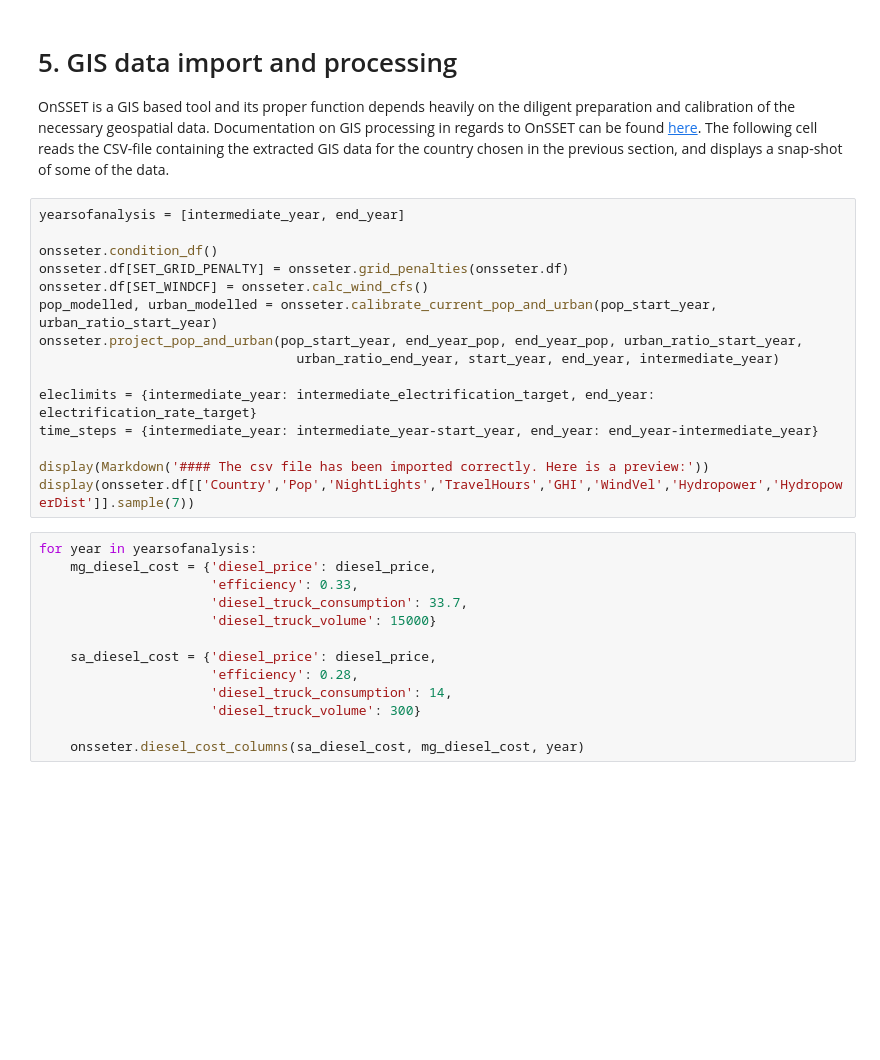
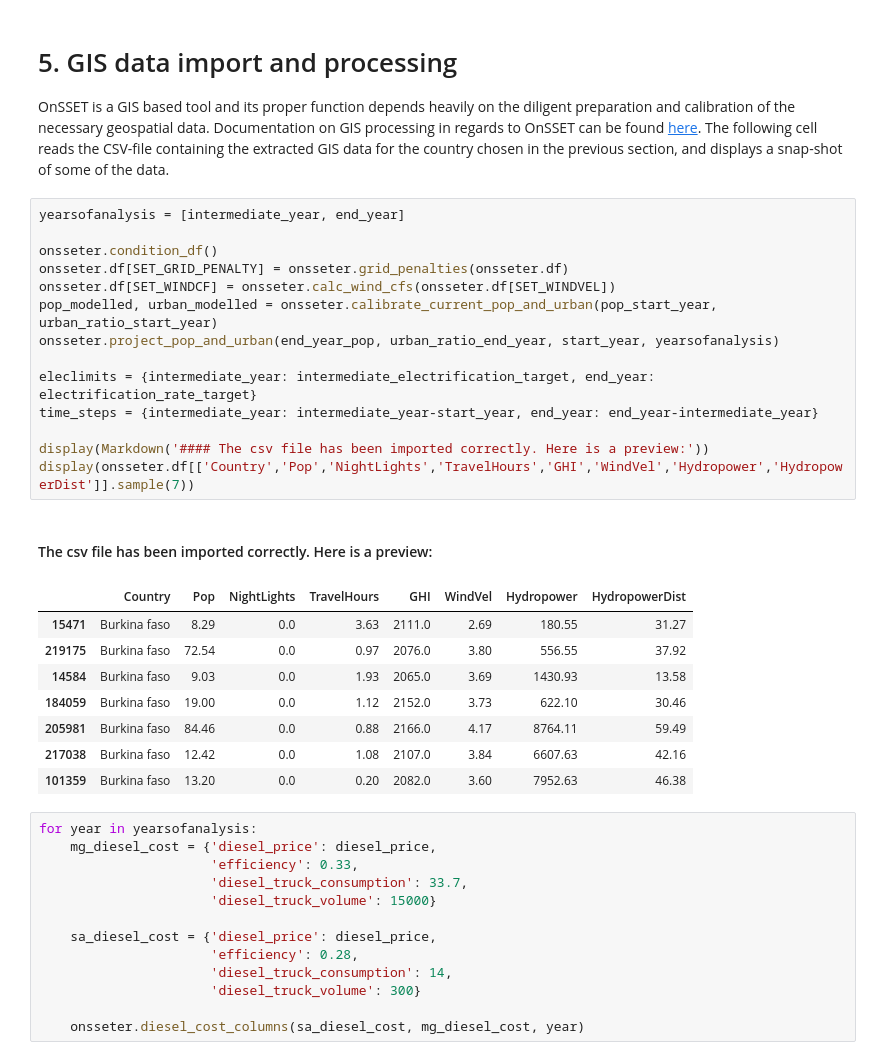
Before and after one commit to OnSSET/onsset, a Jupyter notebook: OnSSET_notebook.ipynb, the cells around one changed output. Cells and saved outputs as stored; diff of their text form; blank space fills up the shorter version.

```diff
--- a/OnSSET_notebook.ipynb
+++ b/OnSSET_notebook.ipynb
@@ -238,18 +238,27 @@ OnSSET is a GIS based tool and its proper function depends heavily on the dilige
 # %%
 yearsofanalysis = [intermediate_year, end_year]
 
 onsseter.condition_df()
 onsseter.df[SET_GRID_PENALTY] = onsseter.grid_penalties(onsseter.df)
-onsseter.df[SET_WINDCF] = onsseter.calc_wind_cfs()
+onsseter.df[SET_WINDCF] = onsseter.calc_wind_cfs(onsseter.df[SET_WINDVEL])
 pop_modelled, urban_modelled = onsseter.calibrate_current_pop_and_urban(pop_start_year, urban_ratio_start_year)
-onsseter.project_pop_and_urban(pop_start_year, end_year_pop, end_year_pop, urban_ratio_start_year,
-                                 urban_ratio_end_year, start_year, end_year, intermediate_year)
+onsseter.project_pop_and_urban(end_year_pop, urban_ratio_end_year, start_year, yearsofanalysis)
 
 eleclimits = {intermediate_year: intermediate_electrification_target, end_year: electrification_rate_target}
 time_steps = {intermediate_year: intermediate_year-start_year, end_year: end_year-intermediate_year}
 
 display(Markdown('#### The csv file has been imported correctly. Here is a preview:'))
 display(onsseter.df[['Country','Pop','NightLights','TravelHours','GHI','WindVel','Hydropower','HydropowerDist']].sample(7))
+# %% [output]
+#### The csv file has been imported correctly. Here is a preview:
+|  | Country | Pop | NightLights | TravelHours | GHI | WindVel | Hydropower | HydropowerDist |
+| 15471 | Burkina faso | 8.29 | 0.0 | 3.63 | 2111.0 | 2.69 | 180.55 | 31.27 |
+| 219175 | Burkina faso | 72.54 | 0.0 | 0.97 | 2076.0 | 3.80 | 556.55 | 37.92 |
+| 14584 | Burkina faso | 9.03 | 0.0 | 1.93 | 2065.0 | 3.69 | 1430.93 | 13.58 |
+| 184059 | Burkina faso | 19.00 | 0.0 | 1.12 | 2152.0 | 3.73 | 622.10 | 30.46 |
+| 205981 | Burkina faso | 84.46 | 0.0 | 0.88 | 2166.0 | 4.17 | 8764.11 | 59.49 |
+| 217038 | Burkina faso | 12.42 | 0.0 | 1.08 | 2107.0 | 3.84 | 6607.63 | 42.16 |
+| 101359 | Burkina faso | 13.20 | 0.0 | 0.20 | 2082.0 | 3.60 | 7952.63 | 46.38 |
 # %%
 for year in yearsofanalysis:
     mg_diesel_cost = {'diesel_price': diesel_price,
```
Also changed, not shown: parts of 7 cells of this notebook, 1 other file.
